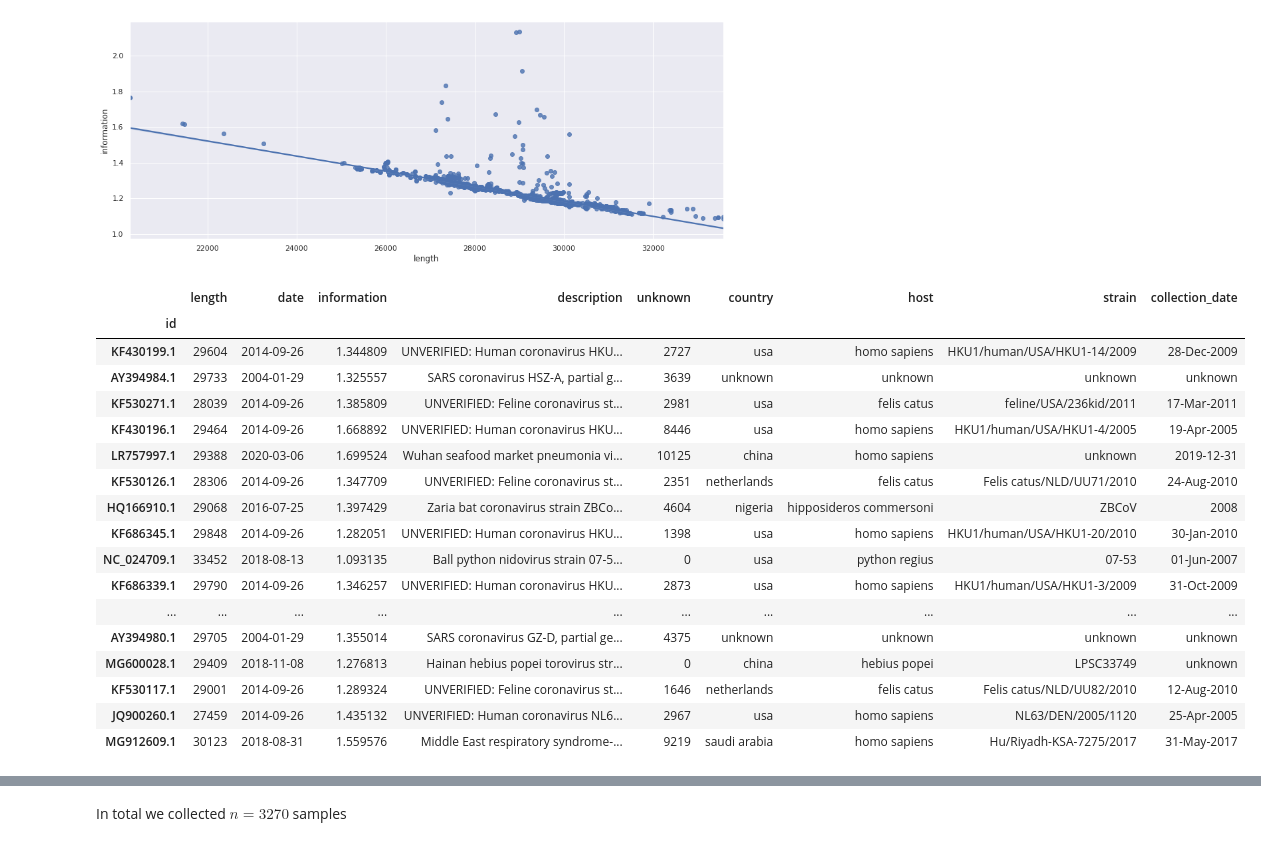
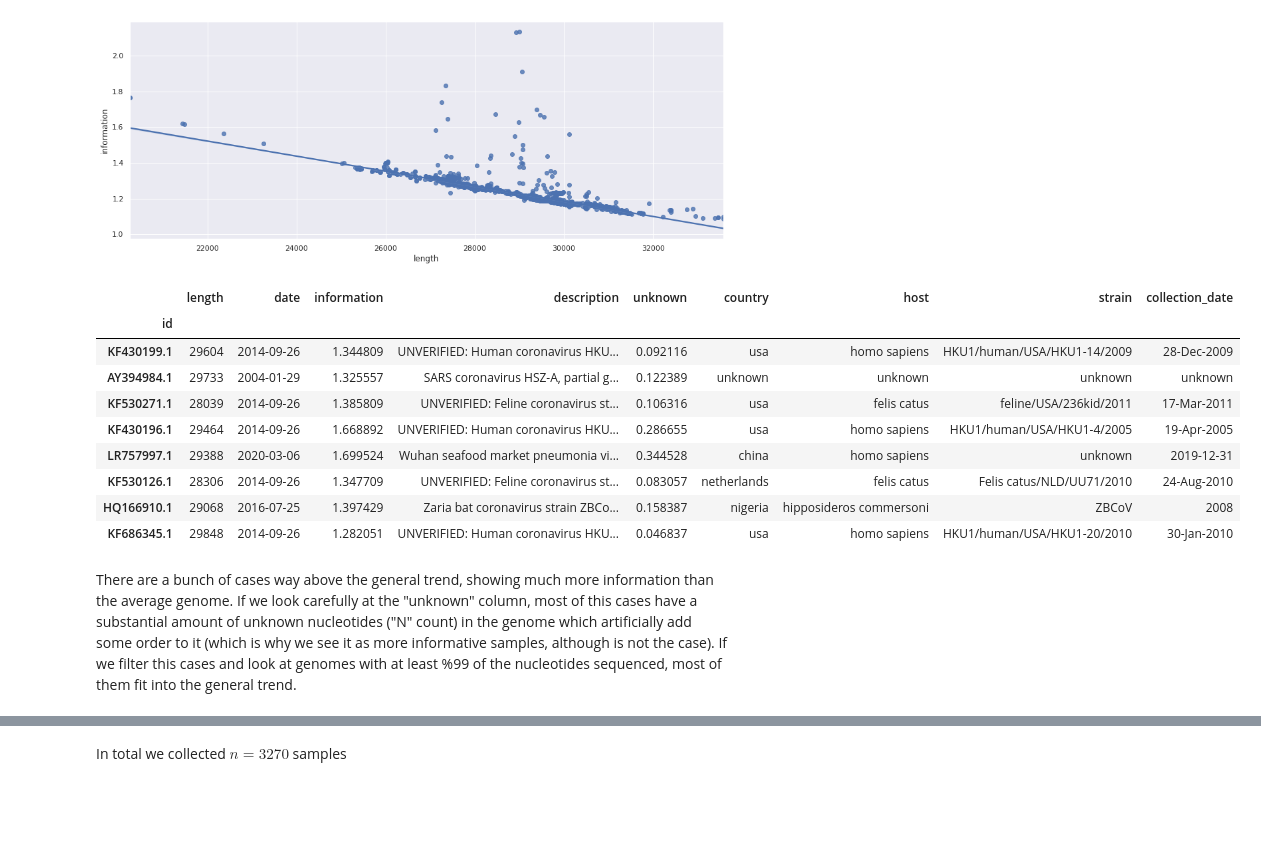
Before and after one commit to pellegre/coronaversing, a Jupyter notebook: coronaversing.ipynb, the cells around one changed output, grey strips where cells are left out. Drawn from its saved outputs; the diff is of its cells as text; code cells hidden in the pictures; blank space fills up the shorter version.

```diff
--- a/coronaversing.ipynb
+++ b/coronaversing.ipynb
@@ -200,7 +200,8 @@ def get_genomes():
                             cds_frame["oid"].append(seq_record.id)
                             cds_frame["file_path"].append(data_folder + filename)
                             cds_frame["type"].append(ftrs.type)
-                            cds_frame["unknown"].append(cds_frame["type"].count("X"))
+                            unknown_fraction = float(cds_frame["type"].count("X")) / float(len(cds_frame["translation"]))
+                            cds_frame["unknown"].append(unknown_fraction)
 
                     # compress virus genome to get an idea of the amount of information.
                     info = 10000.0 / len(xz.compress(str(seq_record.seq).encode('utf-8')))
@@ -216,7 +217,8 @@ def get_genomes():
                     vrs_frame["sequence"].append(genome_sequence)
                     vrs_frame["file_path"].append(data_folder + filename)
                     vrs_frame["description"].append(seq_record.description)
-                    vrs_frame["unknown"].append(genome_sequence.count("N"))
+                    unknown_fraction = float(genome_sequence.count("N")) / float(len(genome_sequence))
+                    vrs_frame["unknown"].append(unknown_fraction)
 
             else:
                 continue
@@ -380,25 +382,19 @@ sns.regplot(x="length", y="information", data=corona[["length", "information"]])
 # %%
 x = corona["length"].values.reshape(-1, 1)
 y = corona["information"].values.reshape(-1, 1)
 reg = LinearRegression().fit(x, y)
 information_outliers = (100 * (y - reg.predict(x)) / reg.predict(x)) > 5
-display(HTML(corona[information_outliers].drop(hidden_columns, axis=1).to_html()))
+display(HTML(corona[information_outliers].head(8).drop(hidden_columns, axis=1).to_html()))
 # %% [output]
 |  | length | date | information | description | unknown | country | host | strain | collection_date |
 | id |  |  |  |  |  |  |  |  |  |
-| KF430199.1 | 29604 | 2014-09-26 | 1.344809 | UNVERIFIED: Human coronavirus HKU... | 2727 | usa | homo sapiens | HKU1/human/USA/HKU1-14/2009 | 28-Dec-2009 |
-| AY394984.1 | 29733 | 2004-01-29 | 1.325557 | SARS coronavirus HSZ-A, partial g... | 3639 | unknown | unknown | unknown | unknown |
-| KF530271.1 | 28039 | 2014-09-26 | 1.385809 | UNVERIFIED: Feline coronavirus st... | 2981 | usa | felis catus | feline/USA/236kid/2011 | 17-Mar-2011 |
-| KF430196.1 | 29464 | 2014-09-26 | 1.668892 | UNVERIFIED: Human coronavirus HKU... | 8446 | usa | homo sapiens | HKU1/human/USA/HKU1-4/2005 | 19-Apr-2005 |
-| LR757997.1 | 29388 | 2020-03-06 | 1.699524 | Wuhan seafood market pneumonia vi... | 10125 | china | homo sapiens | unknown | 2019-12-31 |
-| KF530126.1 | 28306 | 2014-09-26 | 1.347709 | UNVERIFIED: Feline coronavirus st... | 2351 | netherlands | felis catus | Felis catus/NLD/UU71/2010 | 24-Aug-2010 |
-| HQ166910.1 | 29068 | 2016-07-25 | 1.397429 | Zaria bat coronavirus strain ZBCo... | 4604 | nigeria | hipposideros commersoni | ZBCoV | 2008 |
-| KF686345.1 | 29848 | 2014-09-26 | 1.282051 | UNVERIFIED: Human coronavirus HKU... | 1398 | usa | homo sapiens | HKU1/human/USA/HKU1-20/2010 | 30-Jan-2010 |
-| NC_024709.1 | 33452 | 2018-08-13 | 1.093135 | Ball python nidovirus strain 07-5... | 0 | usa | python regius | 07-53 | 01-Jun-2007 |
-| KF686339.1 | 29790 | 2014-09-26 | 1.346257 | UNVERIFIED: Human coronavirus HKU... | 2873 | usa | homo sapiens | HKU1/human/USA/HKU1-3/2009 | 31-Oct-2009 |
-| ... | ... | ... | ... | ... | ... | ... | ... | ... | ... |
-| AY394980.1 | 29705 | 2004-01-29 | 1.355014 | SARS coronavirus GZ-D, partial ge... | 4375 | unknown | unknown | unknown | unknown |
-| MG600028.1 | 29409 | 2018-11-08 | 1.276813 | Hainan hebius popei torovirus str... | 0 | china | hebius popei | LPSC33749 | unknown |
-| KF530117.1 | 29001 | 2014-09-26 | 1.289324 | UNVERIFIED: Feline coronavirus st... | 1646 | netherlands | felis catus | Felis catus/NLD/UU82/2010 | 12-Aug-2010 |
-| JQ900260.1 | 27459 | 2014-09-26 | 1.435132 | UNVERIFIED: Human coronavirus NL6... | 2967 | usa | homo sapiens | NL63/DEN/2005/1120 | 25-Apr-2005 |
-| MG912609.1 | 30123 | 2018-08-31 | 1.559576 | Middle East respiratory syndrome-... | 9219 | saudi arabia | homo sapiens | Hu/Riyadh-KSA-7275/2017 | 31-May-2017 |
+| KF430199.1 | 29604 | 2014-09-26 | 1.344809 | UNVERIFIED: Human coronavirus HKU... | 0.092116 | usa | homo sapiens | HKU1/human/USA/HKU1-14/2009 | 28-Dec-2009 |
+| AY394984.1 | 29733 | 2004-01-29 | 1.325557 | SARS coronavirus HSZ-A, partial g... | 0.122389 | unknown | unknown | unknown | unknown |
+| KF530271.1 | 28039 | 2014-09-26 | 1.385809 | UNVERIFIED: Feline coronavirus st... | 0.106316 | usa | felis catus | feline/USA/236kid/2011 | 17-Mar-2011 |
+| KF430196.1 | 29464 | 2014-09-26 | 1.668892 | UNVERIFIED: Human coronavirus HKU... | 0.286655 | usa | homo sapiens | HKU1/human/USA/HKU1-4/2005 | 19-Apr-2005 |
+| LR757997.1 | 29388 | 2020-03-06 | 1.699524 | Wuhan seafood market pneumonia vi... | 0.344528 | china | homo sapiens | unknown | 2019-12-31 |
+| KF530126.1 | 28306 | 2014-09-26 | 1.347709 | UNVERIFIED: Feline coronavirus st... | 0.083057 | netherlands | felis catus | Felis catus/NLD/UU71/2010 | 24-Aug-2010 |
+| HQ166910.1 | 29068 | 2016-07-25 | 1.397429 | Zaria bat coronavirus strain ZBCo... | 0.158387 | nigeria | hipposideros commersoni | ZBCoV | 2008 |
+| KF686345.1 | 29848 | 2014-09-26 | 1.282051 | UNVERIFIED: Human coronavirus HKU... | 0.046837 | usa | homo sapiens | HKU1/human/USA/HKU1-20/2010 | 30-Jan-2010 |
+# %% [markdown]
+There are a bunch of cases way above the general trend, showing much more information than the average genome. If we look carefully at the "unknown" column, most of this cases have a substantial amount of unknown nucleotides ("N" count) in the genome which artificially add some order to it (which is why we see it as more informative samples, although is not the case). If we filter this cases and look at genomes with at least %99 of the nucleotides sequenced, most of them fit into the general trend.
```
Also changed, not shown: parts of 21 cells of this notebook.
